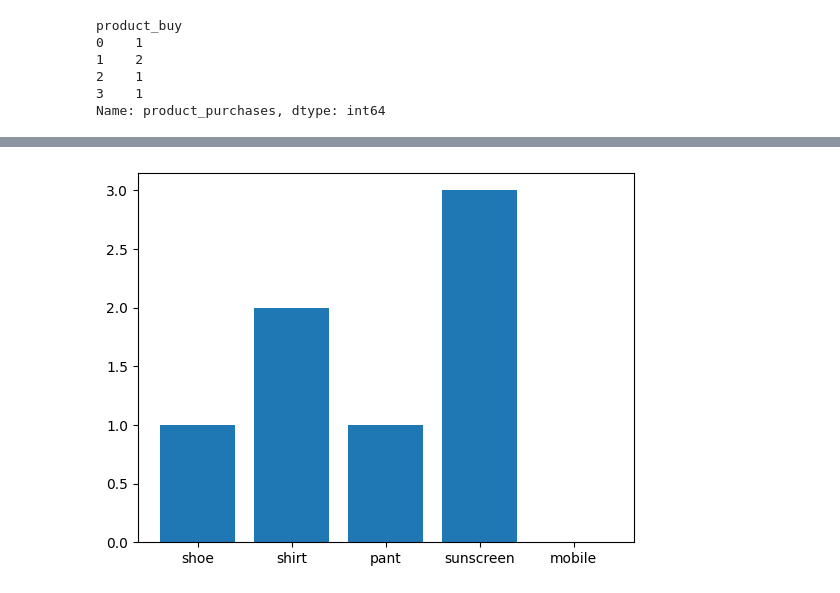
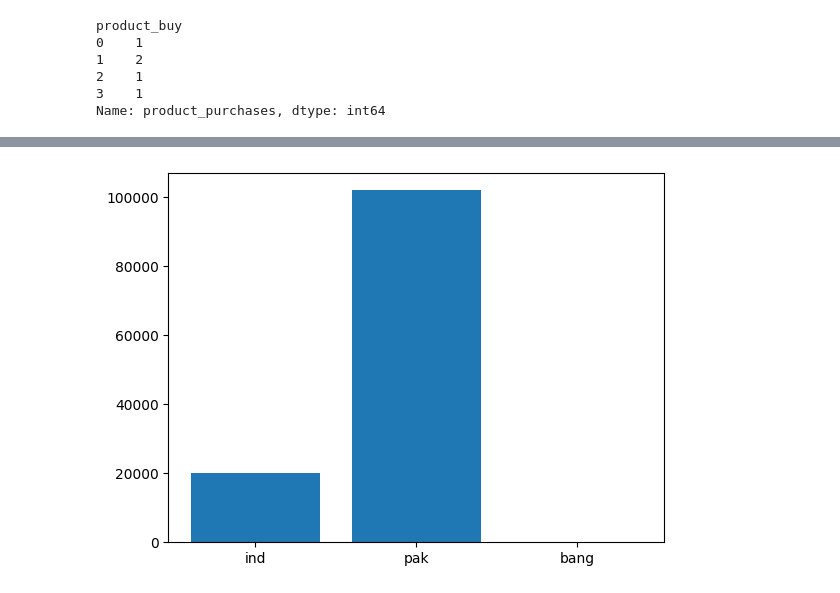
Before and after one commit to allunanda12/data-analytics-practice, a Jupyter notebook: day4.ipynb, the cells around one changed output, grey strips where cells are left out. Saved outputs shown, nothing was run; the diff lists cells and outputs as text; code cells hidden in the pictures.

```diff
--- a/day4.ipynb
+++ b/day4.ipynb
@@ -125,0 +142,7 @@ Name: product_purchases, dtype: int64
+# %%
+transaction_amount=[20001,20010,21,102000,58]
+loc=['mpl','atp','bnglr','hyd','munnar']
+country=['ind','ind','ind','pak','bang']
+account_activity=['savings','current','savings','current','savings']
+df=pd.DataFrame({'transaction_amount':transaction_amount,'loc':loc,'account_activity':account_activity,'country':country})
+df
@@ -126,5 +180,5 @@ Name: product_purchases, dtype: int64
 # %%
-plt.bar(df['product_purchases'],df['product_buy'])
+plt.bar(df['country'],df['transaction_amount'])
 plt.show()
 # %% [output]
-[figure, old version]
+[figure, new version]
```
Also changed, not shown: parts of 13 cells of this notebook.
